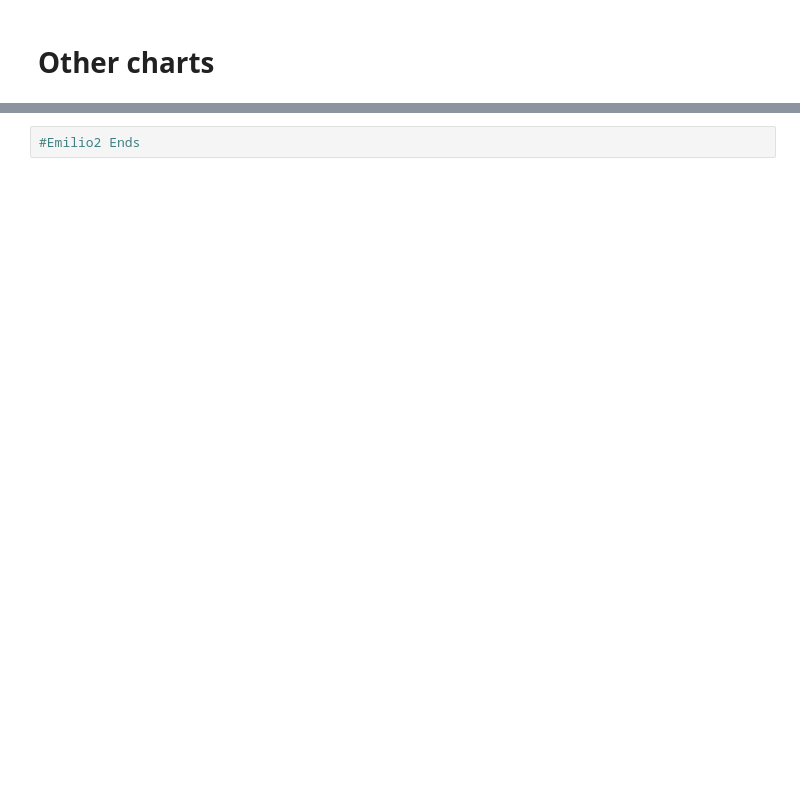
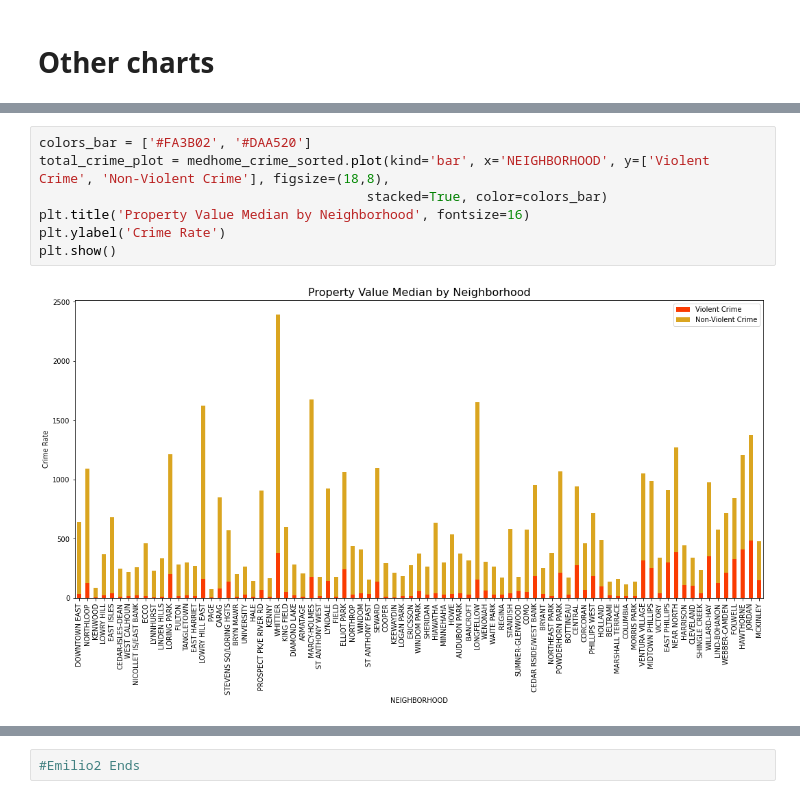
Before and after one commit to emilbello/MPLS_ValueVCrime, a Jupyter notebook: Analysis.ipynb, the cells around one changed output, grey strips where cells are left out. Cells and saved outputs as stored; diff of their text form; blank space fills up the shorter version.

```diff
--- a/Analysis.ipynb
+++ b/Analysis.ipynb
@@ -445 +656,10 @@ median_plot = medhome_crime_sorted.plot(kind='bar', x='NEIGHBORHOOD', y='Median
+# %%
+colors_bar = ['#FA3B02', '#DAA520']
+total_crime_plot = medhome_crime_sorted.plot(kind='bar', x='NEIGHBORHOOD', y=['Violent Crime', 'Non-Violent Crime'], figsize=(18,8),
+                                          stacked=True, color=colors_bar)
+plt.title('Property Value Median by Neighborhood', fontsize=16)
+plt.ylabel('Crime Rate')
+plt.show()
+# %% [output]
+[figure, added]
 # %%
```
Also changed, not shown: parts of 32 cells of this notebook.
